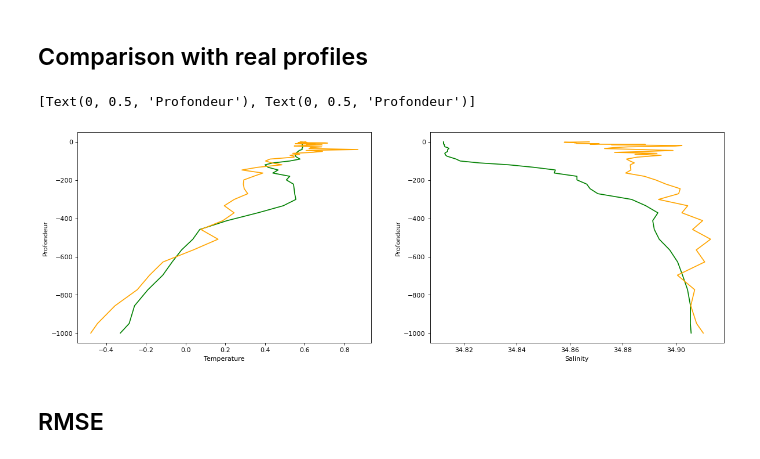
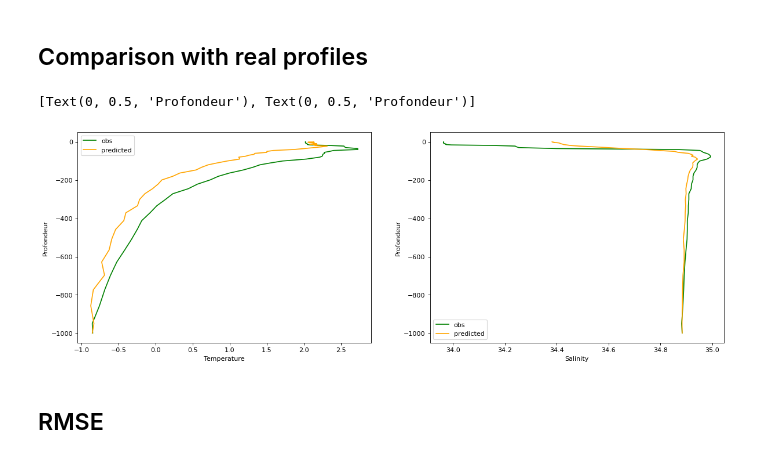
Before and after one commit to euroargodev/OSnet, a Jupyter notebook: Verification_prediction.ipynb, the cells around one changed output. Cells and saved outputs as stored; diff of their text form; code cells hidden in the pictures.

```diff
--- a/Verification_prediction.ipynb
+++ b/Verification_prediction.ipynb
@@ -91,23 +80,27 @@ d_test['SA'].attrs['units'] = "g / kg"
 # %% [markdown]
 ## Comparison with real profiles
 # %%
-n = 10
+n = 5
 dss = d_test.isel(N_PROF=n)
-fig, ax = plt.subplots(nrows=1, ncols=2, figsize=(18,6), dpi=80, facecolor='w', edgecolor='k')
+fig, ax = plt.subplots(nrows=1, ncols=2, figsize=(8,6), dpi=80, facecolor='w', edgecolor='k')
 
-ax[0].plot(dss['TEMP'], -dss['PRES_INTERPOLATED'], label='obs',c = 'green')
-ax[0].plot(dss['TEMP_predicted'], -dss['PRES_INTERPOLATED'], label='predicted',c = 'orange')
+ax[0].plot(dss['TEMP'], -dss['DEPTH'], label='obs',c = 'green')
+ax[0].plot(dss['TEMP_predicted'], -dss['DEPTH'], label='predicted',c = 'orange')
 
-ax[1].plot(dss['PSAL'], -dss['PRES_INTERPOLATED'], label='obs',c = 'green')
-ax[1].plot(dss['PSAL_predicted'], -dss['PRES_INTERPOLATED'], label='predicted',c = 'orange')
+ax[1].plot(dss['PSAL'], -dss['DEPTH'], label='obs',c = 'green')
+ax[1].plot(dss['PSAL_predicted'], -dss['DEPTH'], label='predicted',c = 'orange')
+
+leg = ax[0].legend();
+leg = ax[1].legend();
 
 plt.setp(ax[0], xlabel='Temperature')
 plt.setp(ax[1], xlabel='Salinity')
 
+
 plt.setp(ax[0 : 2], ylabel='Profondeur')
 # %% [output]
 [Text(0, 0.5, 'Profondeur'), Text(0, 0.5, 'Profondeur')]
-[figure, old version]
+[figure, new version]
 # %% [markdown]
 ## RMSE
 # %%
```
Also changed, not shown: parts of 4 cells of this notebook, 9 other files.
